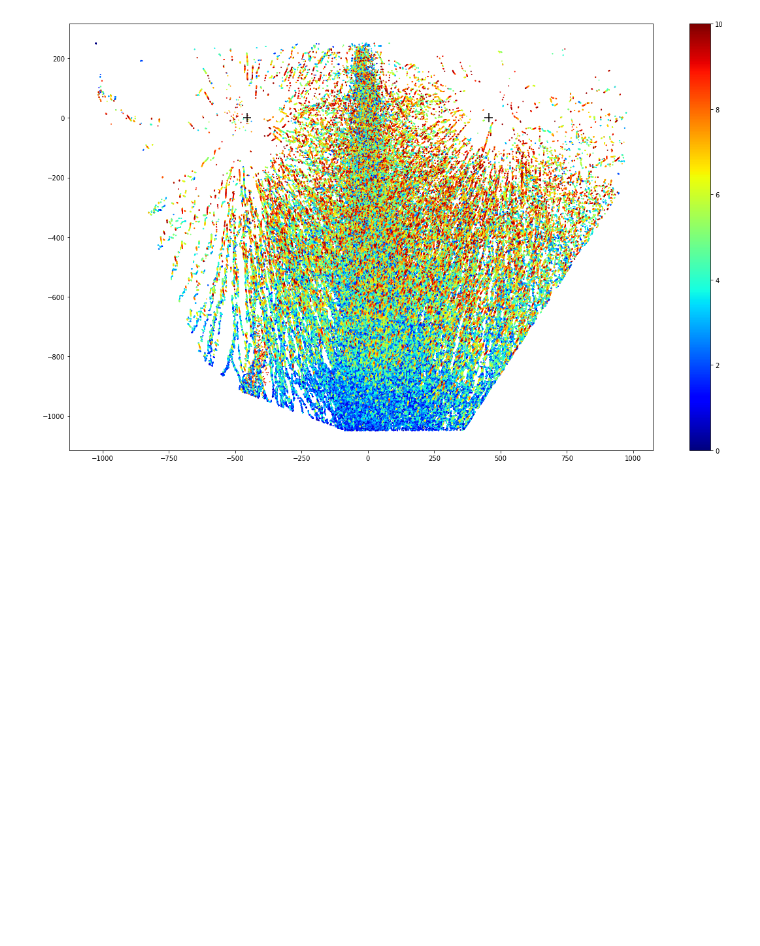
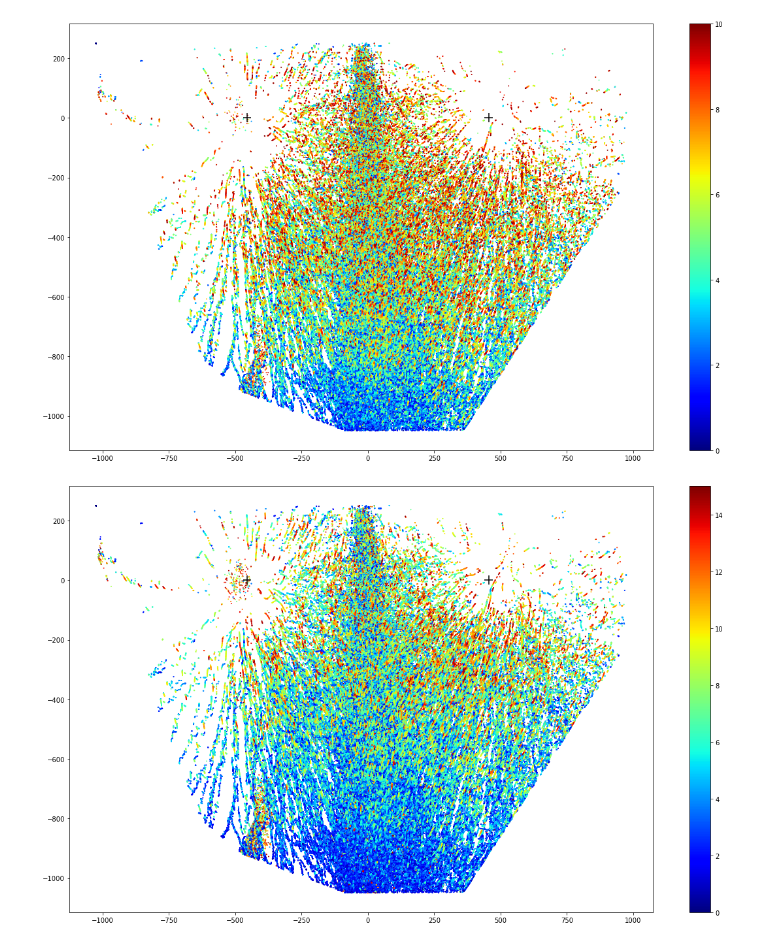
Before and after one commit to wakky927/master-pool, a Jupyter notebook: 20221028/postpost.ipynb, the cells around one changed output. Drawn from its saved outputs; the diff is of its cells as text; code cells hidden in the pictures; blank space fills up the shorter version.

```diff
--- a/20221028/postpost.ipynb
+++ b/20221028/postpost.ipynb
@@ -24,6 +31,7 @@ time_table = pd.read_csv("time.csv", header=None, index_col=0)
 time_table = time_table.values.astype(np.int64)
 # %%
 ptv_result = np.zeros((1, 6))
+ptv_result2 = np.zeros((1, 6))
 # %%
 for d in range(0, 3):
     for i in tqdm(range(0, 10900)):
@@ -52,6 +60,34 @@ for d in range(0, 3):
                     pass
                 else:
                     ptv_result = np.vstack([ptv_result, tmp])
+# %%
+for d in range(0, 3):
+    for i in tqdm(range(0, 10900)):
+        for j in range(28):
+            if time_table[d, 2 * j] <= i < time_table[d, 2 * j + 1]:
+                try:
+                    tmp = np.loadtxt(OUT_DIR + "ptv\\" + sub_dir_list2[d] + f"pp_{i}.csv", delimiter=',', skiprows=1)
+                except StopIteration:
+                    tmp = None
+                except OSError:
+                    tmp = None
+
+                if tmp is None:
+                    pass
+                elif tmp.ndim == 1:
+                    if len(tmp) > 0:
+                        tmp = tmp[np.newaxis, :]
+                    else:
+                        tmp = None
+                elif tmp.ndim == 2:
+                    pass
+                else:
+                    tmp = None
+
+                if tmp is None:
+                    pass
+                else:
+                    ptv_result2 = np.vstack([ptv_result2, tmp])
 # %%
 fig, ax = plt.subplots(figsize=(20, 12))
 # plt.xlim(-1025, 975)
@@ -67,6 +103,21 @@ fig.colorbar(c)
 plt.show()
 # %% [output]
 [figure]
+# %%
+fig, ax = plt.subplots(figsize=(20, 12))
+# plt.xlim(-1025, 975)
+# plt.ylim(-1050, 250)
+ax.hlines(0, -440, -470, color='k')
+ax.vlines(-455, -15, 15, color='k')
+ax.hlines(0, 440, 470, color='k')
+ax.vlines(455, -15, 15, color='k')
+
+c = ax.quiver(ptv_result2[:, 0]-1025, -ptv_result2[:, 1]+250, ptv_result2[:, 2], -ptv_result2[:, 3], np.sqrt(ptv_result2[:, 2]**2 + ptv_result2[:, 3]**2), cmap="jet")
+
+fig.colorbar(c)
+plt.show()
+# %% [output]
+[figure, added]
 # %%
 ptv_result = pd.DataFrame(ptv_result, columns=['x', 'y', 'dx', 'dy', 'p0', 'p1'])
 for row in tqdm(ptv_result.index):
```
Also changed, not shown: parts of 4 cells of this notebook, 5 other files.
